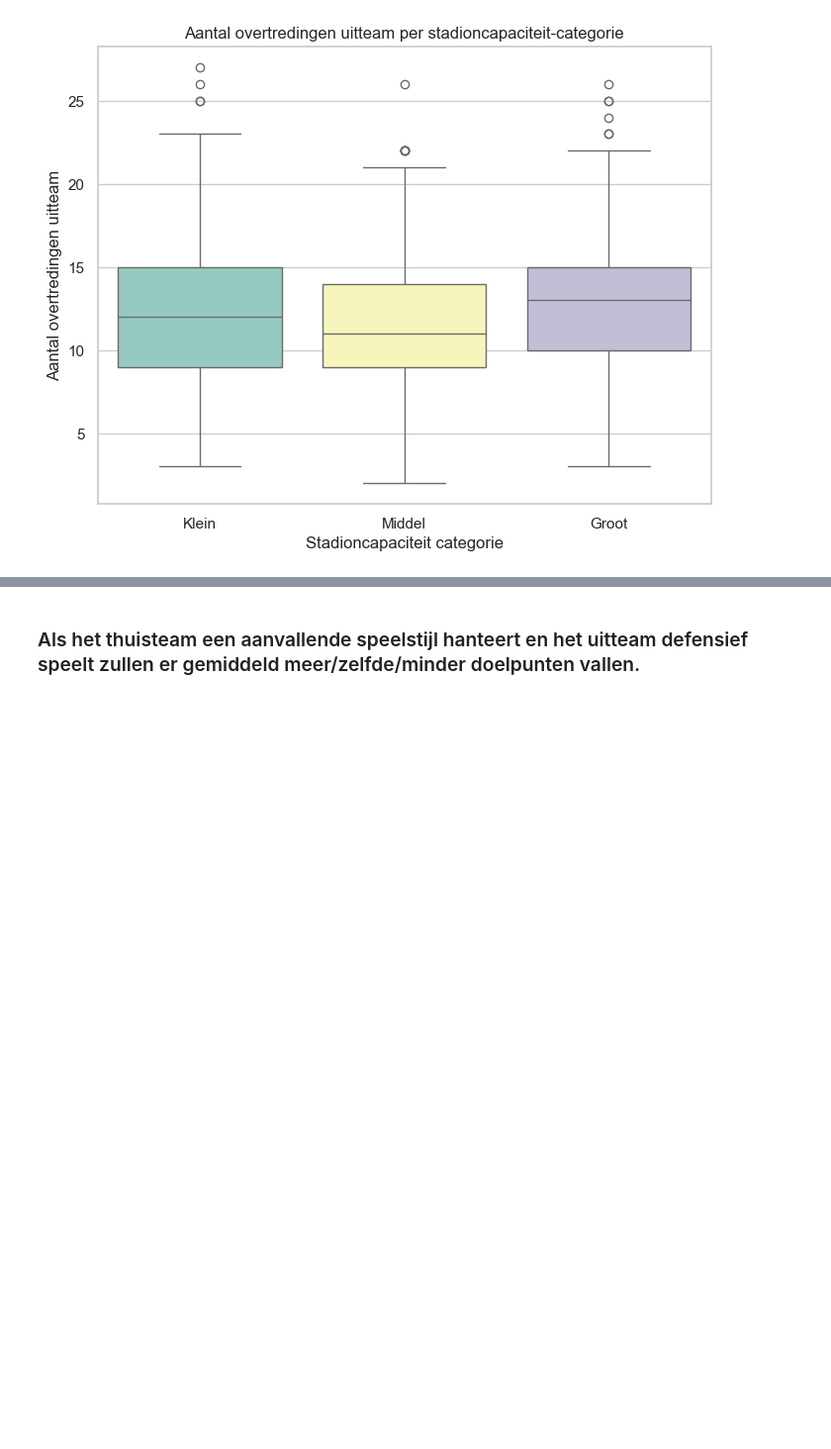
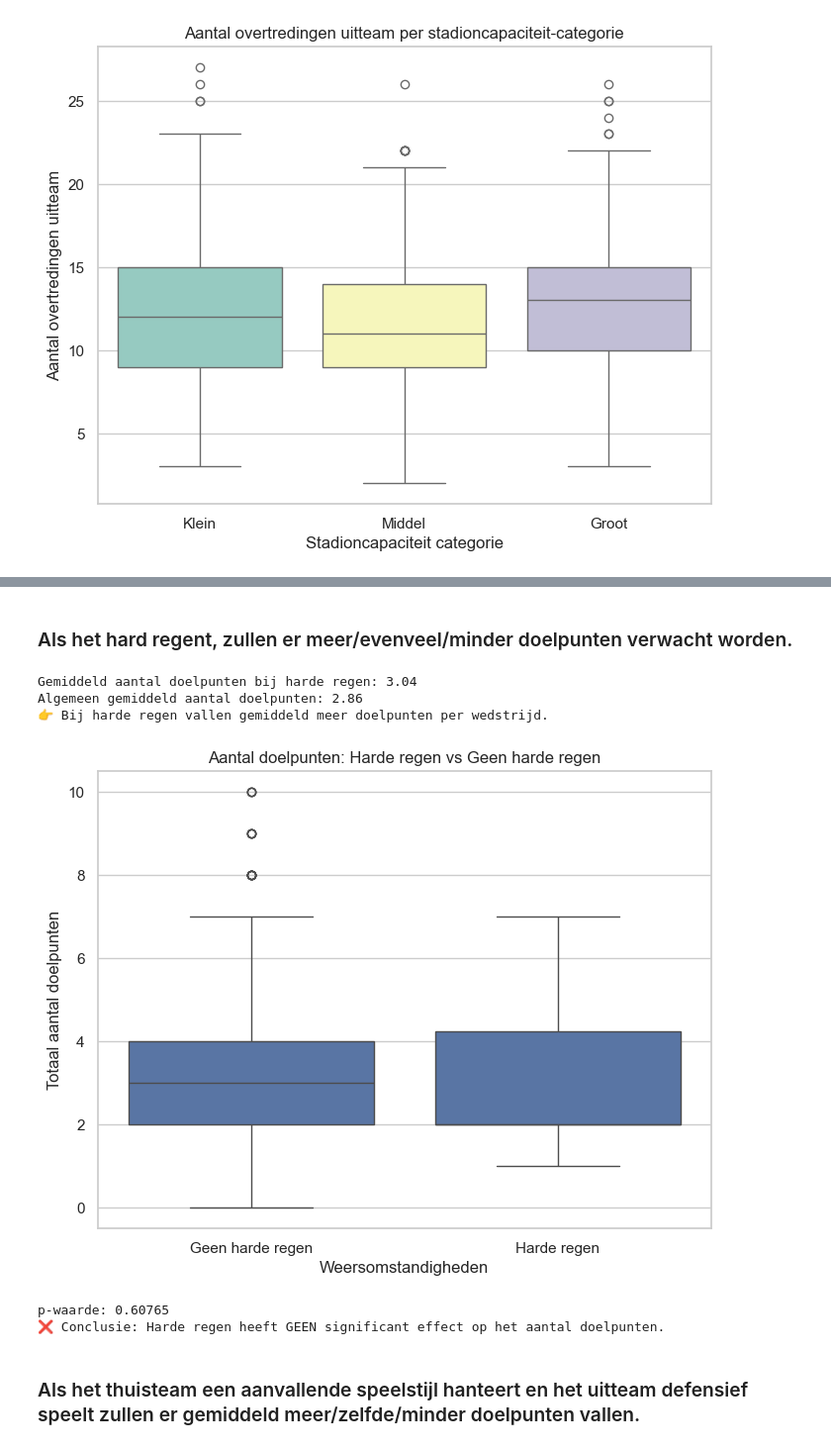
Before and after one commit to Torbendes/Bachelorproef, a Jupyter notebook: code/analyse/jpl_analyse.ipynb, the cells around one changed output, grey strips where cells are left out. Shown at 99% size. Drawn from its saved outputs; the diff is of its cells as text; code cells hidden in the pictures; blank space fills up the shorter version.

```diff
--- a/code/analyse/jpl_analyse.ipynb
+++ b/code/analyse/jpl_analyse.ipynb
@@ -1582,3 +1641,68 @@ Name: overtredingen_uit, dtype: float64
+# %% [markdown]
+### Als het hard regent, zullen er meer/evenveel/minder doelpunten verwacht worden.
+# %%
+# ===============================
+# 1. Subset harde regen
+# ===============================
+regen_hard_df = df[df["harde_regen"] == 1].copy()
+
+# ===============================
+# 2. Gemiddelden berekenen
+# ===============================
+gemiddelde_regen = regen_hard_df["totaal_doelpunten"].mean()
+gemiddelde_algemeen = df["totaal_doelpunten"].mean()
+
+print(f"Gemiddeld aantal doelpunten bij harde regen: {gemiddelde_regen:.2f}")
+print(f"Algemeen gemiddeld aantal doelpunten: {gemiddelde_algemeen:.2f}")
+
+# ===============================
+# 3. Interpretatie
+# ===============================
+if gemiddelde_regen > gemiddelde_algemeen:
+    conclusie = "meer"
+elif gemiddelde_regen < gemiddelde_algemeen:
+    conclusie = "minder"
+else:
+    conclusie = "hetzelfde"
+
+print(f"👉 Bij harde regen vallen gemiddeld {conclusie} doelpunten per wedstrijd.")
+
+# ===============================
+# 4. Visualisatie
+# ===============================
+plt.figure(figsize=(8,6))
+
+sns.boxplot(
+    x=df["harde_regen"].map({0: "Geen harde regen", 1: "Harde regen"}),
+    y=df["totaal_doelpunten"]
+)
+
+plt.title("Aantal doelpunten: Harde regen vs Geen harde regen")
+plt.xlabel("Weersomstandigheden")
+plt.ylabel("Totaal aantal doelpunten")
+plt.show()
+
+# ===============================
+# 5. Statistische test (t-test)
+# ===============================
+groep_regen = df[df["harde_regen"] == 1]["totaal_doelpunten"].dropna()
+groep_normaal = df[df["harde_regen"] == 0]["totaal_doelpunten"].dropna()
+
+t_stat, p_val = ttest_ind(groep_regen, groep_normaal, equal_var=False)
+
+print(f"\np-waarde: {p_val:.5f}")
+
+if p_val < 0.05:
+    print("✅ Conclusie: Harde regen heeft een SIGNIFICANT effect op het aantal doelpunten.")
+else:
+    print("❌ Conclusie: Harde regen heeft GEEN significant effect op het aantal doelpunten.")
+# %% [output]
+Gemiddeld aantal doelpunten bij harde regen: 3.04
+Algemeen gemiddeld aantal doelpunten: 2.86
+👉 Bij harde regen vallen gemiddeld meer doelpunten per wedstrijd.
+[figure, added]
+p-waarde: 0.60765
+❌ Conclusie: Harde regen heeft GEEN significant effect op het aantal doelpunten.
 # %% [markdown]
 ### Als het thuisteam een aanvallende speelstijl hanteert en het uitteam defensief speelt zullen er gemiddeld meer/zelfde/minder doelpunten vallen.
 # %%
```
Also changed, not shown: parts of 14 cells of this notebook.
